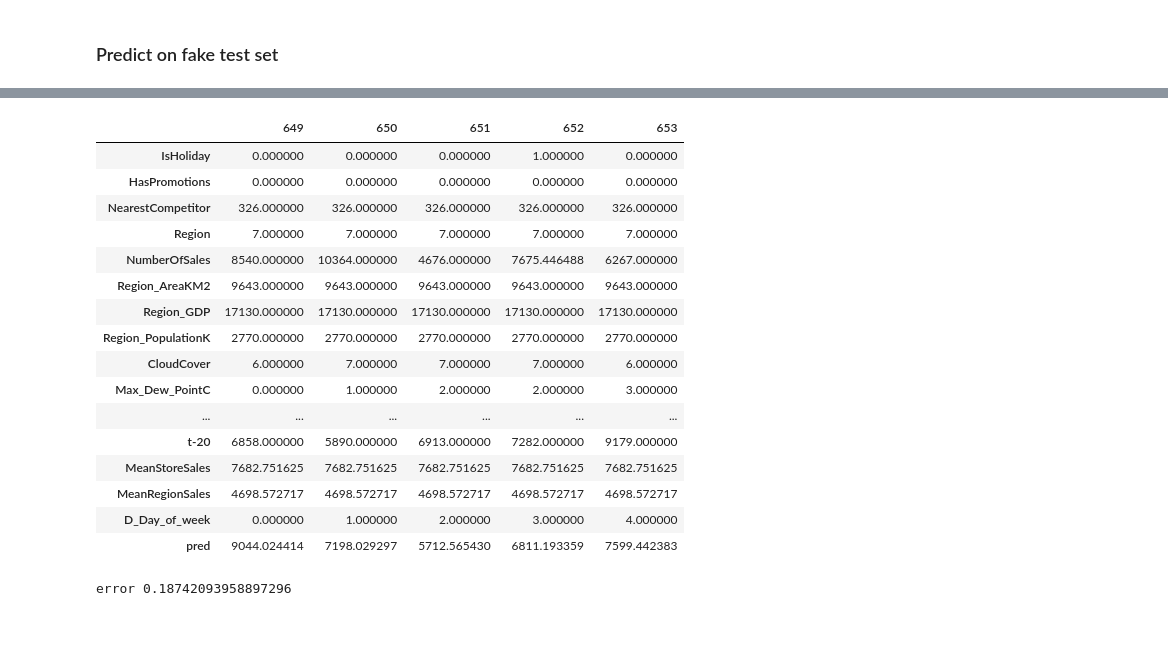
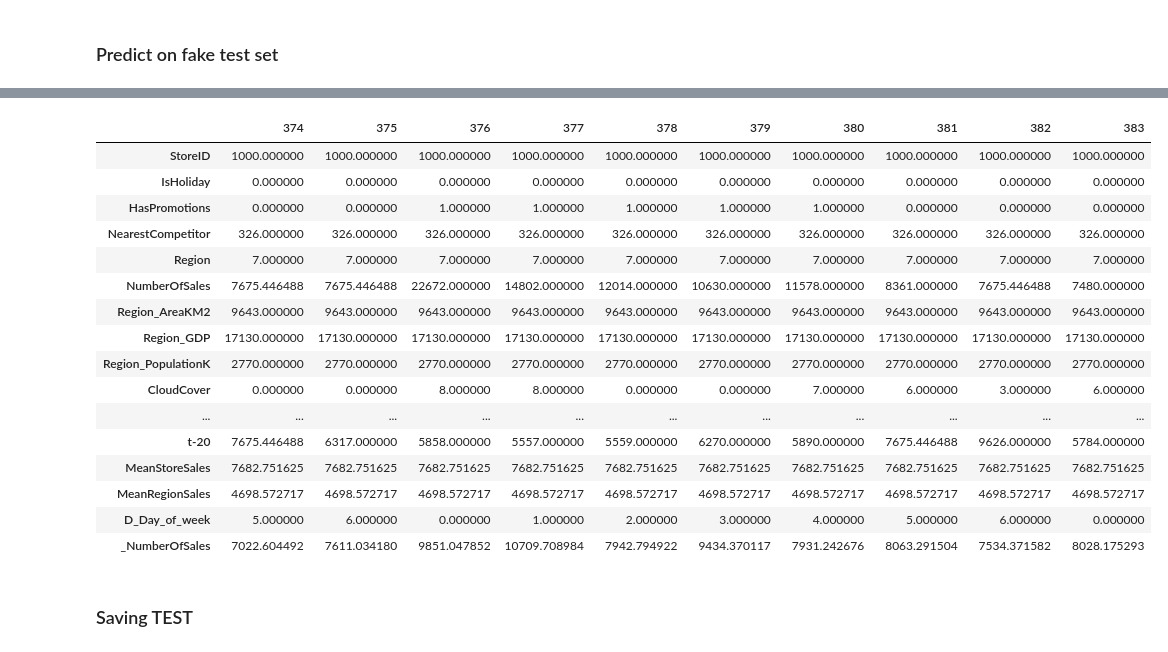
Before and after one commit to mirkomantovani/DMTM-project-BIP, a Jupyter notebook: 5.2_Model_XGBoost.ipynb, the cells around one changed output, grey strips where cells are left out. Drawn from its saved outputs; the diff is of its cells as text; code cells hidden in the pictures.

```diff
--- a/5.2_Model_XGBoost.ipynb
+++ b/5.2_Model_XGBoost.ipynb
@@ -90,4 +90,4 @@ train.shape
 # %%
-test = md.get_fake_test(df)
+test = md.get_fake_test5(df)
 test.shape
 # %% [output]
@@ -102,6 +102,14 @@ test.shape
 # %%
 features = list(train.columns.values)
 features.remove('NumberOfSales')
+features.remove('StoreID')
+features.remove('Region')
+features.remove('Region_GDP')
+features.remove('Max_Dew_PointC')
+features.remove('Min_Dew_PointC')
+features.remove('Max_Wind_SpeedKm_h')
+features.remove('Max_VisibilityKm')
+features.remove('Min_Sea_Level_PressurehPa')
 print("features")
 
 print(features)
@@ -120,7 +128,7 @@ params = {"objective": "reg:linear",
 num_trees = 100 #400
 # %%
 #split in train and test (not real test which is called test and is the fake test provided by md)
-X_train, X_test = train_test_split(train, test_size=0.1)
+X_train, X_test = train_test_split(train, test_size=0.05)
 #X_train, X_test = train.head(len(train) - val_size), train.tail(val_size)
 # %%
 dtrain = xgb.DMatrix(X_train[features], np.log(X_train["NumberOfSales"] + 1))
@@ -198,4 +206,4 @@ plt.show()
 # %%
 train_probs = gbm.predict(xgb.DMatrix(test[features]))
 # %%
-test['pred'] = np.exp(gbm.predict(xgb.DMatrix(test[features])))-1
+test['_NumberOfSales'] = np.exp(gbm.predict(xgb.DMatrix(test[features])))-1
@@ -207,23 +254,23 @@ train_probs.shape
 #test['predicted'] = pd.Series([train_probs], index=test.index)
 #test['predicted']=train_probs
 # %%
-test.head().T
+test.head(10).T
 # %% [output]
-|  | 649 | 650 | 651 | 652 | 653 |
-| IsHoliday | 0.000000 | 0.000000 | 0.000000 | 1.000000 | 0.000000 |
-| HasPromotions | 0.000000 | 0.000000 | 0.000000 | 0.000000 | 0.000000 |
-| NearestCompetitor | 326.000000 | 326.000000 | 326.000000 | 326.000000 | 326.000000 |
-| Region | 7.000000 | 7.000000 | 7.000000 | 7.000000 | 7.000000 |
-| NumberOfSales | 8540.000000 | 10364.000000 | 4676.000000 | 7675.446488 | 6267.000000 |
-| Region_AreaKM2 | 9643.000000 | 9643.000000 | 9643.000000 | 9643.000000 | 9643.000000 |
-| Region_GDP | 17130.000000 | 17130.000000 | 17130.000000 | 17130.000000 | 17130.000000 |
-| Region_PopulationK | 2770.000000 | 2770.000000 | 2770.000000 | 2770.000000 | 2770.000000 |
-| CloudCover | 6.000000 | 7.000000 | 7.000000 | 7.000000 | 6.000000 |
-| Max_Dew_PointC | 0.000000 | 1.000000 | 2.000000 | 2.000000 | 3.000000 |
-| ... | ... | ... | ... | ... | ... |
-| t-20 | 6858.000000 | 5890.000000 | 6913.000000 | 7282.000000 | 9179.000000 |
-| MeanStoreSales | 7682.751625 | 7682.751625 | 7682.751625 | 7682.751625 | 7682.751625 |
-| MeanRegionSales | 4698.572717 | 4698.572717 | 4698.572717 | 4698.572717 | 4698.572717 |
-| D_Day_of_week | 0.000000 | 1.000000 | 2.000000 | 3.000000 | 4.000000 |
-| pred | 9044.024414 | 7198.029297 | 5712.565430 | 6811.193359 | 7599.442383 |
+|  | 374 | 375 | 376 | 377 | 378 | 379 | 380 | 381 | 382 | 383 |
+| StoreID | 1000.000000 | 1000.000000 | 1000.000000 | 1000.000000 | 1000.000000 | 1000.000000 | 1000.000000 | 1000.000000 | 1000.000000 | 1000.000000 |
+| IsHoliday | 0.000000 | 0.000000 | 0.000000 | 0.000000 | 0.000000 | 0.000000 | 0.000000 | 0.000000 | 0.000000 | 0.000000 |
+| HasPromotions | 0.000000 | 0.000000 | 1.000000 | 1.000000 | 1.000000 | 1.000000 | 1.000000 | 0.000000 | 0.000000 | 0.000000 |
+| NearestCompetitor | 326.000000 | 326.000000 | 326.000000 | 326.000000 | 326.000000 | 326.000000 | 326.000000 | 326.000000 | 326.000000 | 326.000000 |
+| Region | 7.000000 | 7.000000 | 7.000000 | 7.000000 | 7.000000 | 7.000000 | 7.000000 | 7.000000 | 7.000000 | 7.000000 |
+| NumberOfSales | 7675.446488 | 7675.446488 | 22672.000000 | 14802.000000 | 12014.000000 | 10630.000000 | 11578.000000 | 8361.000000 | 7675.446488 | 7480.000000 |
+| Region_AreaKM2 | 9643.000000 | 9643.000000 | 9643.000000 | 9643.000000 | 9643.000000 | 9643.000000 | 9643.000000 | 9643.000000 | 9643.000000 | 9643.000000 |
+| Region_GDP | 17130.000000 | 17130.000000 | 17130.000000 | 17130.000000 | 17130.000000 | 17130.000000 | 17130.000000 | 17130.000000 | 17130.000000 | 17130.000000 |
+| Region_PopulationK | 2770.000000 | 2770.000000 | 2770.000000 | 2770.000000 | 2770.000000 | 2770.000000 | 2770.000000 | 2770.000000 | 2770.000000 | 2770.000000 |
+| CloudCover | 0.000000 | 0.000000 | 8.000000 | 8.000000 | 0.000000 | 0.000000 | 7.000000 | 6.000000 | 3.000000 | 6.000000 |
+| ... | ... | ... | ... | ... | ... | ... | ... | ... | ... | ... |
+| t-20 | 7675.446488 | 6317.000000 | 5858.000000 | 5557.000000 | 5559.000000 | 6270.000000 | 5890.000000 | 7675.446488 | 9626.000000 | 5784.000000 |
+| MeanStoreSales | 7682.751625 | 7682.751625 | 7682.751625 | 7682.751625 | 7682.751625 | 7682.751625 | 7682.751625 | 7682.751625 | 7682.751625 | 7682.751625 |
+| MeanRegionSales | 4698.572717 | 4698.572717 | 4698.572717 | 4698.572717 | 4698.572717 | 4698.572717 | 4698.572717 | 4698.572717 | 4698.572717 | 4698.572717 |
+| D_Day_of_week | 5.000000 | 6.000000 | 0.000000 | 1.000000 | 2.000000 | 3.000000 | 4.000000 | 5.000000 | 6.000000 | 0.000000 |
+| _NumberOfSales | 7022.604492 | 7611.034180 | 9851.047852 | 10709.708984 | 7942.794922 | 9434.370117 | 7931.242676 | 8063.291504 | 7534.371582 | 8028.175293 |
 # %%
@@ -231 +278,3 @@ compare = test[['NumberOfSales','pred']]
+# %% [markdown]
+### Saving TEST
 # %%
@@ -233,7 +282,5 @@ test.to_csv('./dataset/XGB1_fake_test.csv', index=False)
 # %%
-error = rmspe(test['pred'].values, test['NumberOfSales'].values)
+error = rmspe(test['_NumberOfSales'].values, test['NumberOfSales'].values)
 print('error', error)
-# %% [output]
-error 0.18742093958897296
 # %%
 compare[1000:1100]
```
Also changed, not shown: parts of 29 cells of this notebook.
